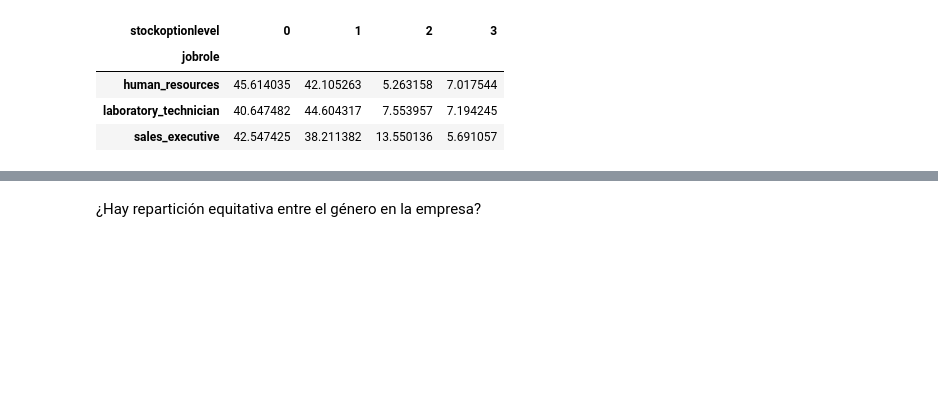
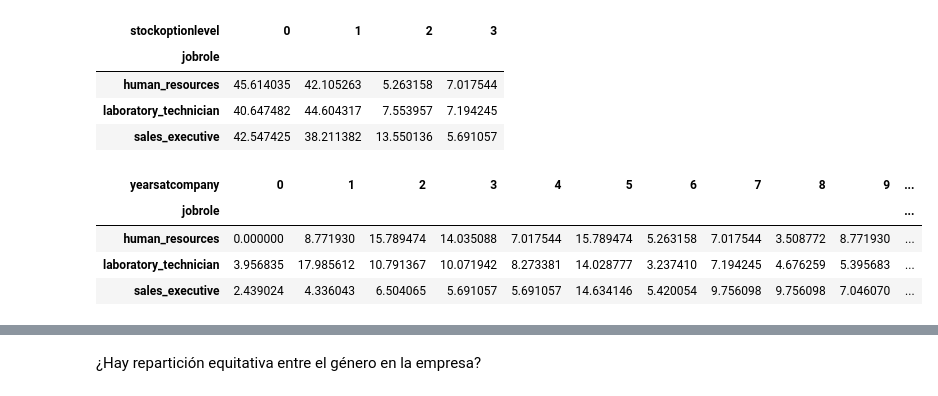
Before and after one commit to NuriaSalasVazquez/project-da-promo-49-modulo-3-team-4, a Jupyter notebook: EDA.ipynb, the cells around one changed output, grey strips where cells are left out. Drawn from its saved outputs; the diff is of its cells as text; code cells hidden in the pictures; blank space fills up the shorter version.

```diff
--- a/EDA.ipynb
+++ b/EDA.ipynb
@@ -869,6 +869,14 @@ pd.crosstab(df_filtrado['jobrole'], df_filtrado['stockoptionlevel'], normalize='
 | human_resources | 45.614035 | 42.105263 | 5.263158 | 7.017544 |
 | laboratory_technician | 40.647482 | 44.604317 | 7.553957 | 7.194245 |
 | sales_executive | 42.547425 | 38.211382 | 13.550136 | 5.691057 |
+# %%
+pd.crosstab(df_filtrado['jobrole'], df_filtrado['yearsatcompany'], normalize='index') * 100
+# %% [output]
+| yearsatcompany | 0 | 1 | 2 | 3 | 4 | 5 | 6 | 7 | 8 | 9 | ... |
+| jobrole |  |  |  |  |  |  |  |  |  |  | ... |
+| human_resources | 0.000000 | 8.771930 | 15.789474 | 14.035088 | 7.017544 | 15.789474 | 5.263158 | 7.017544 | 3.508772 | 8.771930 | ... |
+| laboratory_technician | 3.956835 | 17.985612 | 10.791367 | 10.071942 | 8.273381 | 14.028777 | 3.237410 | 7.194245 | 4.676259 | 5.395683 | ... |
+| sales_executive | 2.439024 | 4.336043 | 6.504065 | 5.691057 | 5.691057 | 14.634146 | 5.420054 | 9.756098 | 9.756098 | 7.046070 | ... |
 # %%
 pd.crosstab(df_filtrado['jobrole'], df_filtrado['yearssincelastpromotion'], normalize='index') * 100
 # %% [output]
```
Also changed, not shown: parts of 6 cells of this notebook.
